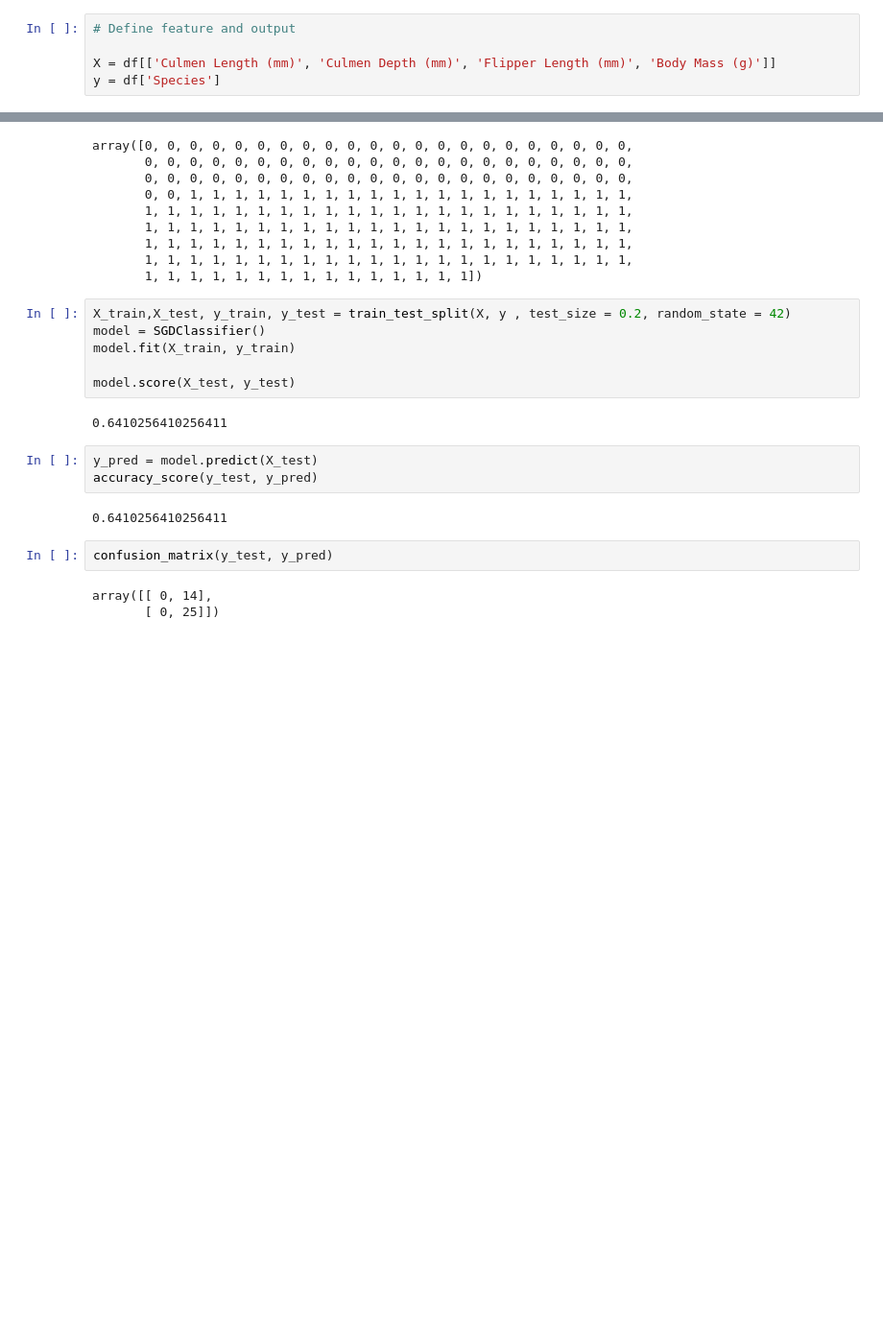
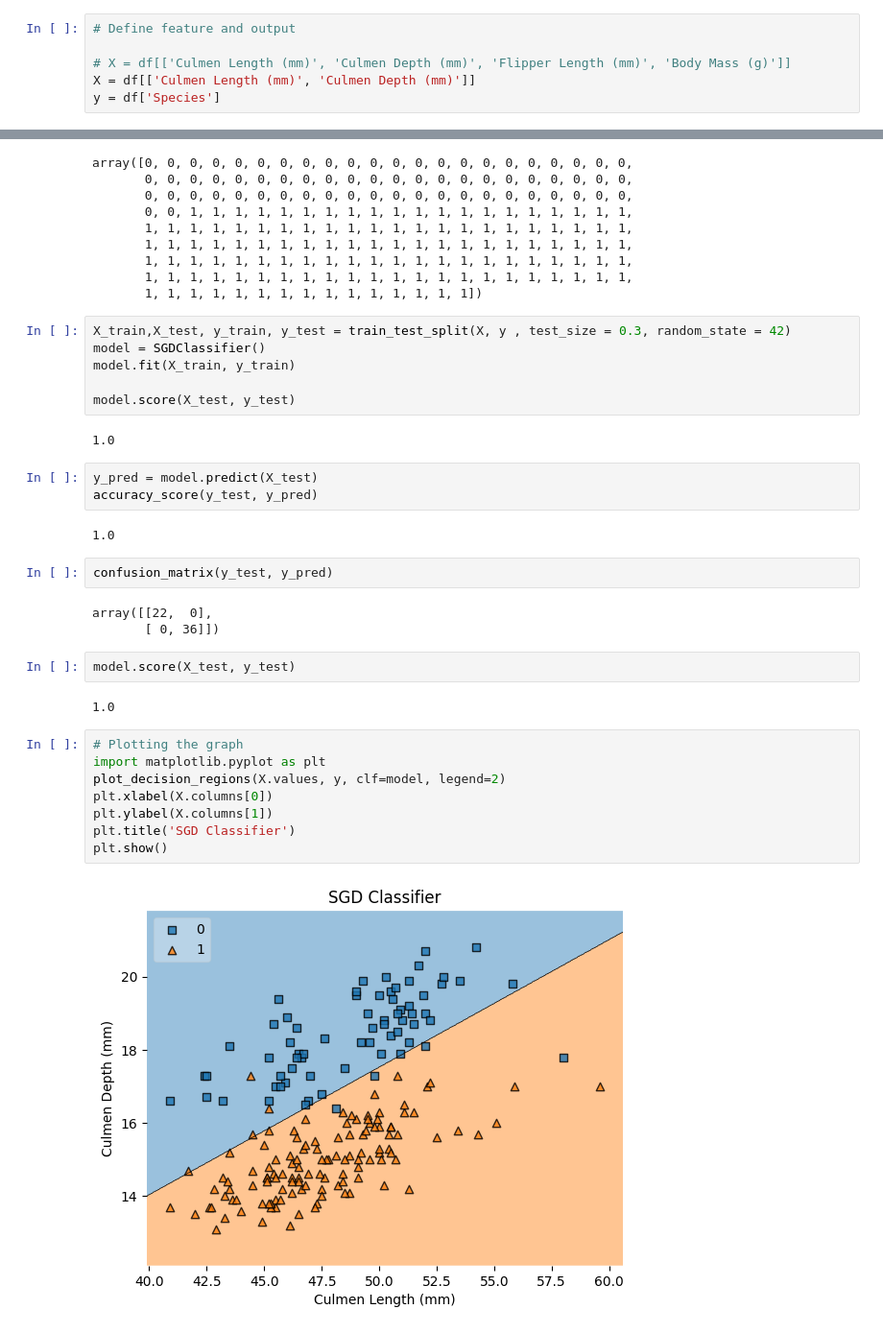
Before and after one commit to mrigankg/Mrigank-IIITH-AI, a Jupyter notebook: Unit1-LR-KNN/Linear_classifier.ipynb, the cells around one changed output, grey strips where cells are left out. Shown at 96% size. Drawn from its saved outputs; the diff is of its cells as text; blank space fills up the shorter version.

```diff
--- a/Unit1-LR-KNN/Linear_classifier.ipynb
+++ b/Unit1-LR-KNN/Linear_classifier.ipynb
@@ -54,7 +54,8 @@ array(['Chinstrap penguin (Pygoscelis antarctica)',
 # %%
 # Define feature and output
 
-X = df[['Culmen Length (mm)', 'Culmen Depth (mm)', 'Flipper Length (mm)', 'Body Mass (g)']]
+# X = df[['Culmen Length (mm)', 'Culmen Depth (mm)', 'Flipper Length (mm)', 'Body Mass (g)']]
+X = df[['Culmen Length (mm)', 'Culmen Depth (mm)']]
 y = df['Species']
 # %%
 # ENcode the oputput
@@ -72,20 +73,34 @@ array([0, 0, 0, 0, 0, 0, 0, 0, 0, 0, 0, 0, 0, 0, 0, 0, 0, 0, 0, 0, 0, 0,
        1, 1, 1, 1, 1, 1, 1, 1, 1, 1, 1, 1, 1, 1, 1, 1, 1, 1, 1, 1, 1, 1,
        1, 1, 1, 1, 1, 1, 1, 1, 1, 1, 1, 1, 1, 1, 1])
 # %%
-X_train,X_test, y_train, y_test = train_test_split(X, y , test_size = 0.2, random_state = 42)
+X_train,X_test, y_train, y_test = train_test_split(X, y , test_size = 0.3, random_state = 42)
 model = SGDClassifier()
 model.fit(X_train, y_train)
 
 model.score(X_test, y_test)
 # %% [output]
-0.6410256410256411
+1.0
 # %%
 y_pred = model.predict(X_test)
 accuracy_score(y_test, y_pred)
 # %% [output]
-0.6410256410256411
+1.0
 # %%
 confusion_matrix(y_test, y_pred)
 # %% [output]
-array([[ 0, 14],
-       [ 0, 25]])
+array([[22,  0],
+       [ 0, 36]])
+# %%
+model.score(X_test, y_test)
+# %% [output]
+1.0
+# %%
+# Plotting the graph
+import matplotlib.pyplot as plt
+plot_decision_regions(X.values, y, clf=model, legend=2)
+plt.xlabel(X.columns[0])
+plt.ylabel(X.columns[1])
+plt.title('SGD Classifier')
+plt.show()
+# %% [output]
+[figure, added]
```
